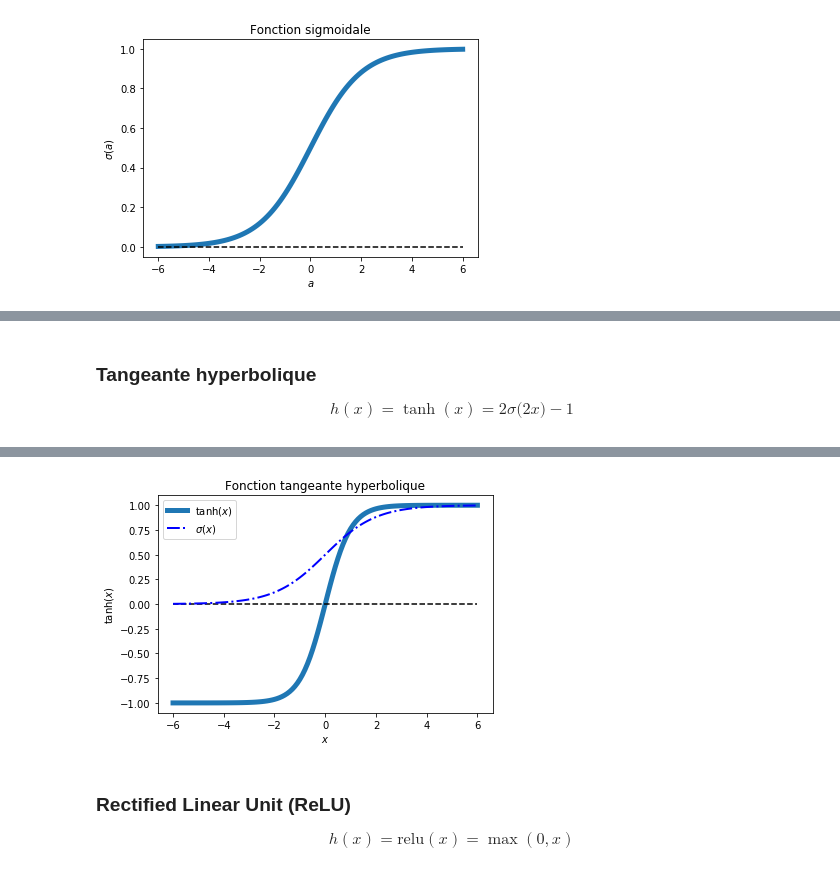
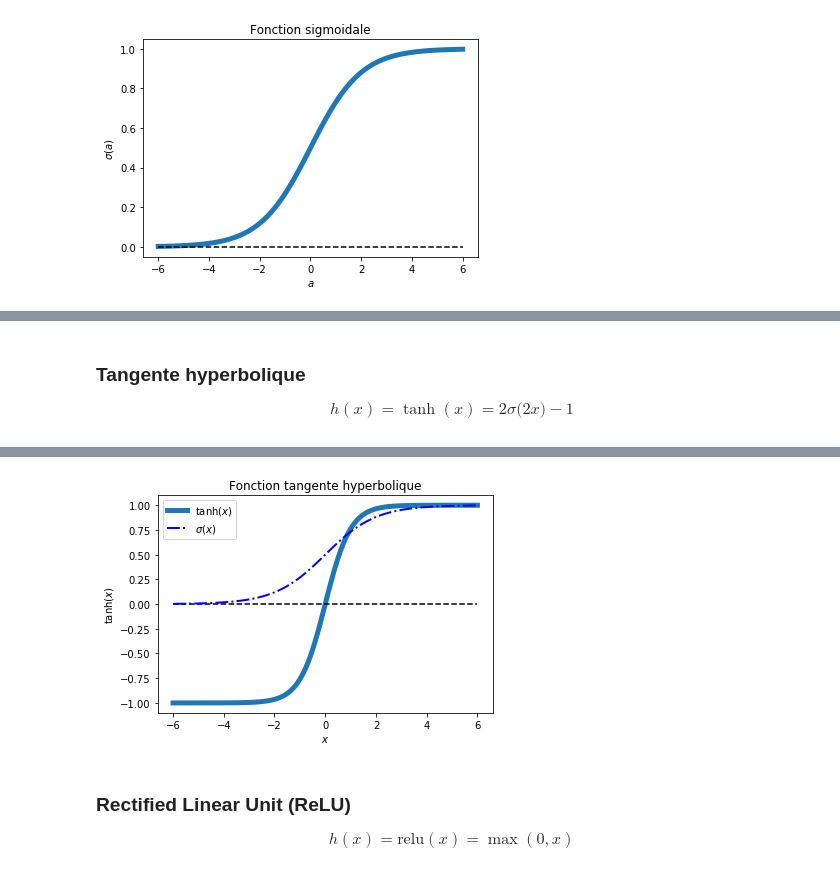
Before and after one commit to MP-DSIR-2020-2021/cours2018-Intro_aux_reseaux_de_neurones, a Jupyter notebook: notebooks/02 - Premiere couche cachée.ipynb, the cells around one changed output, grey strips where cells are left out. Drawn from its saved outputs; the diff is of its cells as text; code cells hidden in the pictures.

```diff
--- a/notebooks/02 - Premiere couche cachée.ipynb
+++ b/notebooks/02 - Premiere couche cachée.ipynb
@@ -115,15 +121,15 @@ Nous examinerons deux choix possible de fonction $h$ pour la couche cachée:
 * La *rectified linear unit* (ReLU)
 # %% [markdown]
-### Tangeante hyperbolique
+### Tangente hyperbolique
 
 $$h(x) = \tanh(x) = 2\sigma\big(2x\big) - 1$$
 # %%
 aidecours.show_1d_function(np.tanh, -6, 6, constante_x=0, linewidth=5, label='$\\tanh(x)$');
 aidecours.show_1d_function(lambda x: sigmoid(x), -6, 6, c='b', linestyle='-.', linewidth=2, label='$\sigma(x)$');
-plt.title('Fonction tangeante hyperbolique'); plt.xlabel('$x$'); plt.ylabel('$\mathrm{tanh}(x)$'); CB()
+plt.title('Fonction tangente hyperbolique'); plt.xlabel('$x$'); plt.ylabel('$\mathrm{tanh}(x)$'); CB()
 # %% [output]
 [interactive output not drawn]
-[figure, old version]
+[figure, new version]
 # %% [markdown]
 ### Rectified Linear Unit (ReLU)
 $$h(x) = \mathrm{relu}(x) = \max(0, x)$$
```
Also changed, not shown: parts of 3 cells of this notebook, 1 other file.
